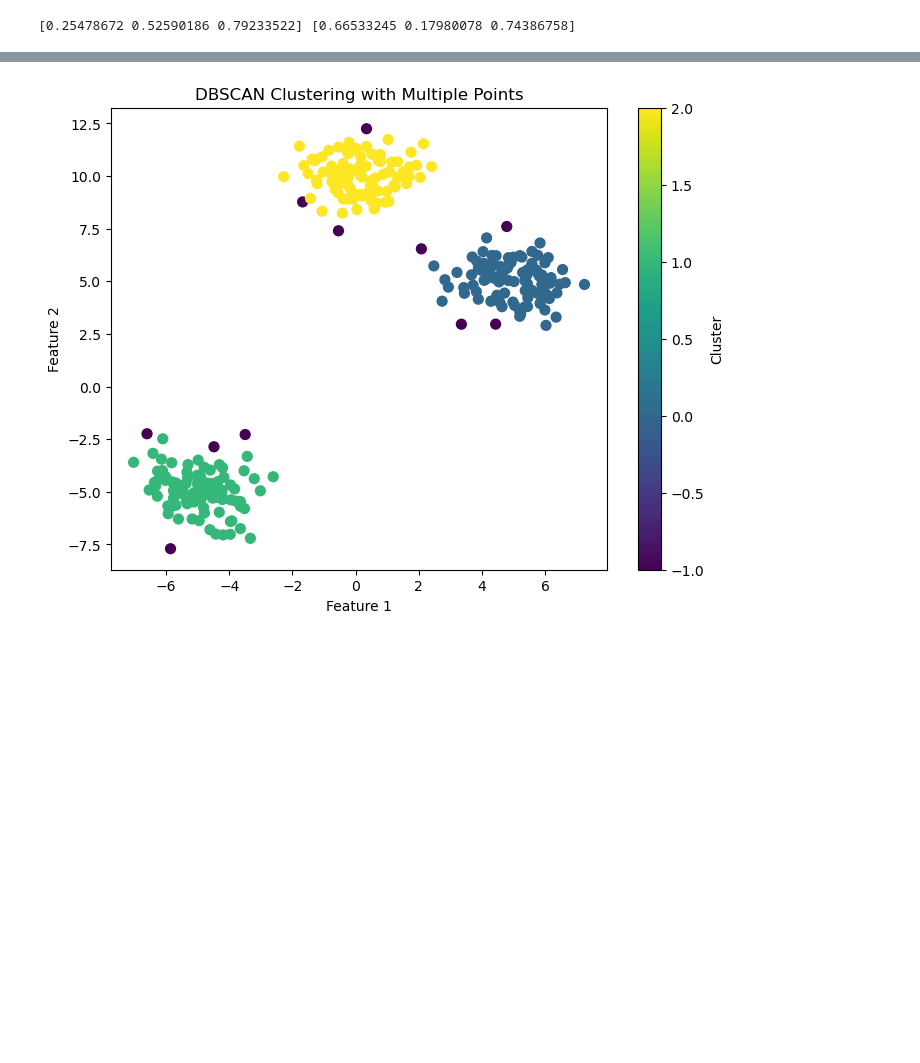
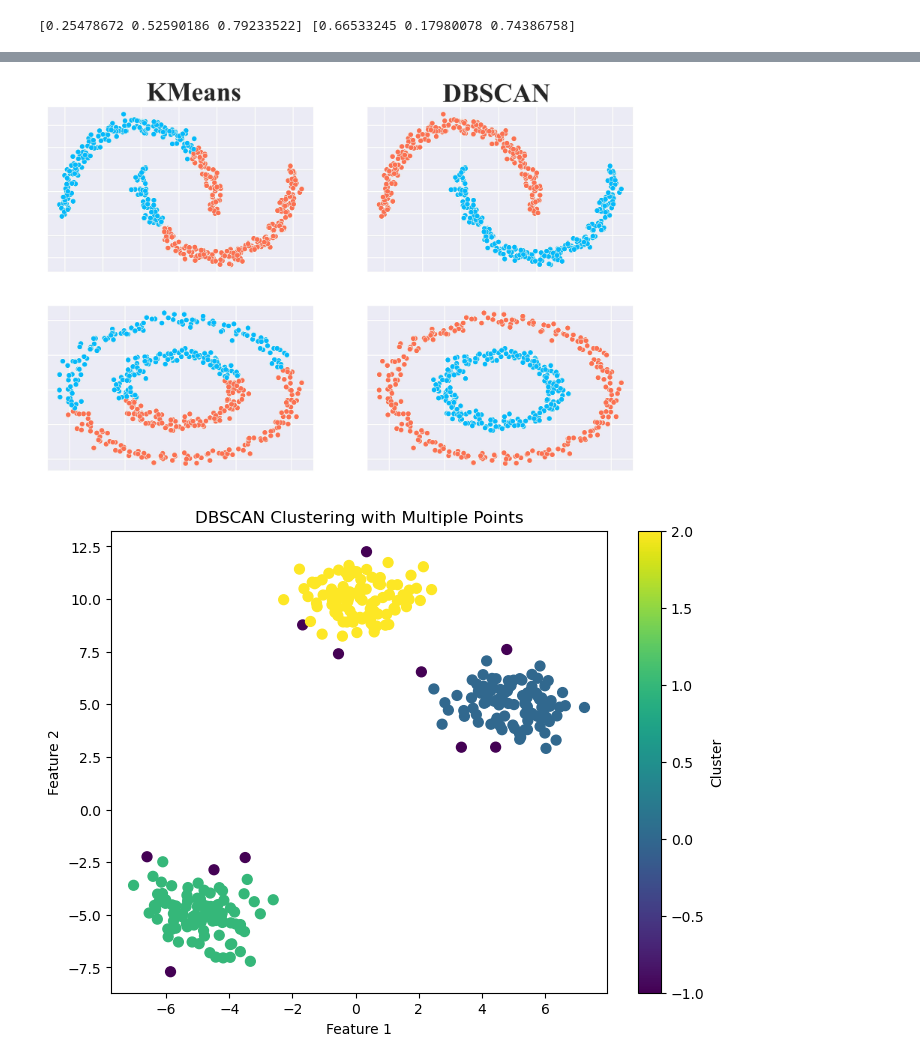
Before and after one commit to seccobenedetto/coding_tutorials, a Jupyter notebook: machine_learning_00_basics.ipynb, the cells around one changed output, grey strips where cells are left out. Drawn from its saved outputs; the diff is of its cells as text; code cells hidden in the pictures; blank space fills up the shorter version.

```diff
--- a/machine_learning_00_basics.ipynb
+++ b/machine_learning_00_basics.ipynb
@@ -282,3 +311,7 @@ After fitting the model to your data, you can retrieve the cluster labels using
+# %%
+display(Image("./images/dbscan.png", width=600))
+# %% [output]
+[figure, added]
 # %%
 
 # Creiamo un dataset più grande con due gruppi di punti
```
Also changed, not shown: parts of 15 cells of this notebook, 3 other files.
